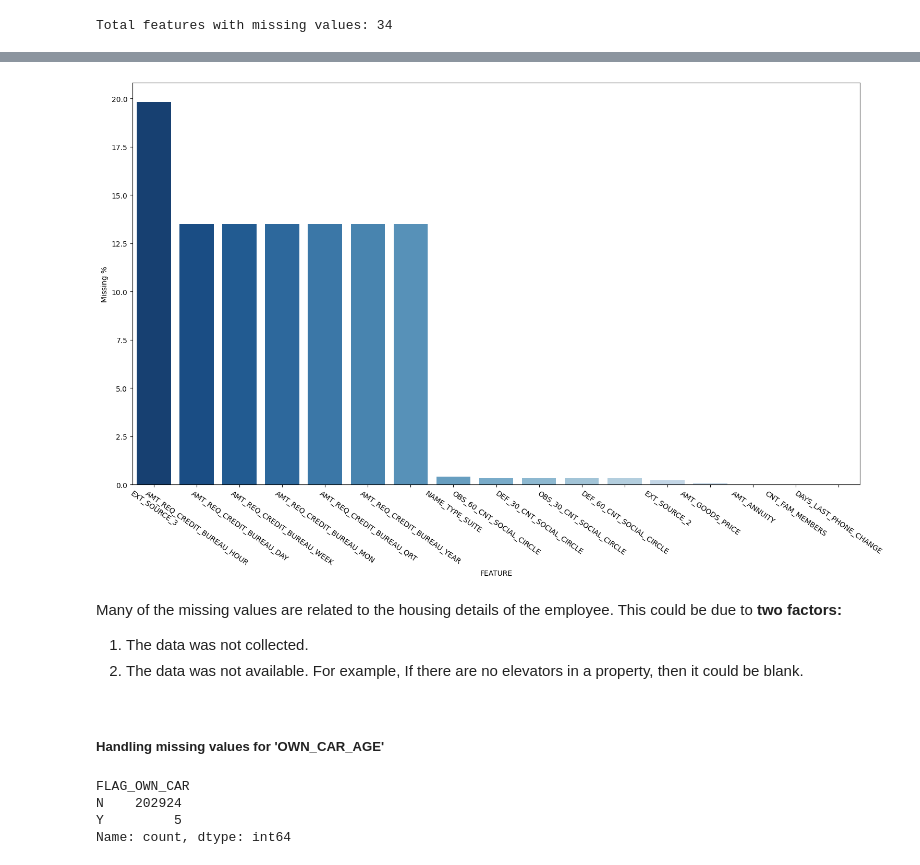
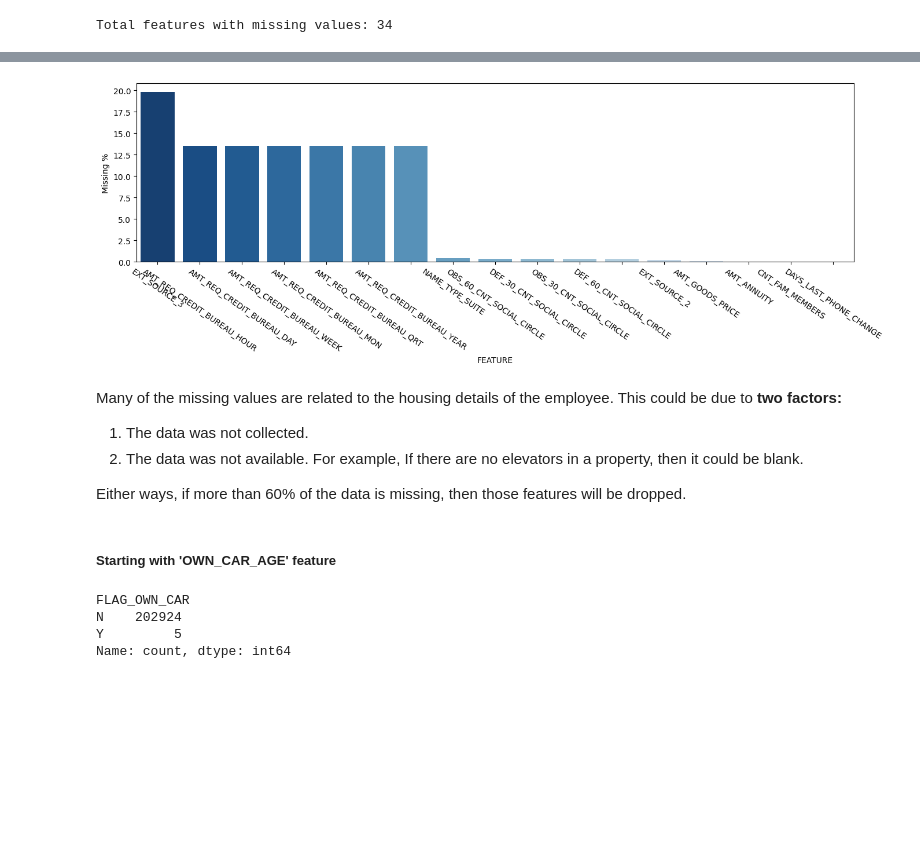
Before and after one commit to Abhijith-Nagarajan/Machine-Learning-Training, a Jupyter notebook: Classification/Loan_Defaulter_Risk_Analytics/loan-defaulter-credit-risk-analytics.ipynb, the cells around one changed output, grey strips where cells are left out. Drawn from its saved outputs; the diff is of its cells as text; code cells hidden in the pictures; blank space fills up the shorter version.

Commit message:
Handled missing values - Version 3

```diff
--- a/Classification/Loan_Defaulter_Risk_Analytics/loan-defaulter-credit-risk-analytics.ipynb
+++ b/Classification/Loan_Defaulter_Risk_Analytics/loan-defaulter-credit-risk-analytics.ipynb
@@ -163,21 +165,22 @@ plt.show()
 # %%
-plt.figure(figsize=(18,10))
+plt.figure(figsize=(16,4))
 sns.barplot(x = missing_percentage.index[17:], y = missing_percentage.values[17:],palette='Blues_r')
 plt.xticks(rotation=325)
 plt.xlabel("FEATURE",fontsize = 10)
 plt.ylabel("Missing %",fontsize = 10)
 plt.show()
 # %% [output]
-[figure, old version]
+[figure, new version]
 # %% [markdown]
 <p> Many of the missing values are related to the housing details of the employee. This could be due to <b>two factors:</b><br>
     <ol>
         <li> The data was not collected.</li>
         <li> The data was not available. For example, If there are no elevators in a property, then it could be blank.</li>
     </ol>
+    Either ways, if more than 60% of the data is missing, then those features will be dropped.
 </p>
-# %% [markdown]
-##### **Handling missing values for 'OWN_CAR_AGE'**
+# %% [markdown]
+##### **Starting with 'OWN_CAR_AGE' feature** #####
 # %%
 own_car_missing = X.loc[X['OWN_CAR_AGE'].isna()==True,['FLAG_OWN_CAR','OWN_CAR_AGE']]
 # %%
```
Also changed, not shown: parts of 20 cells of this notebook.
